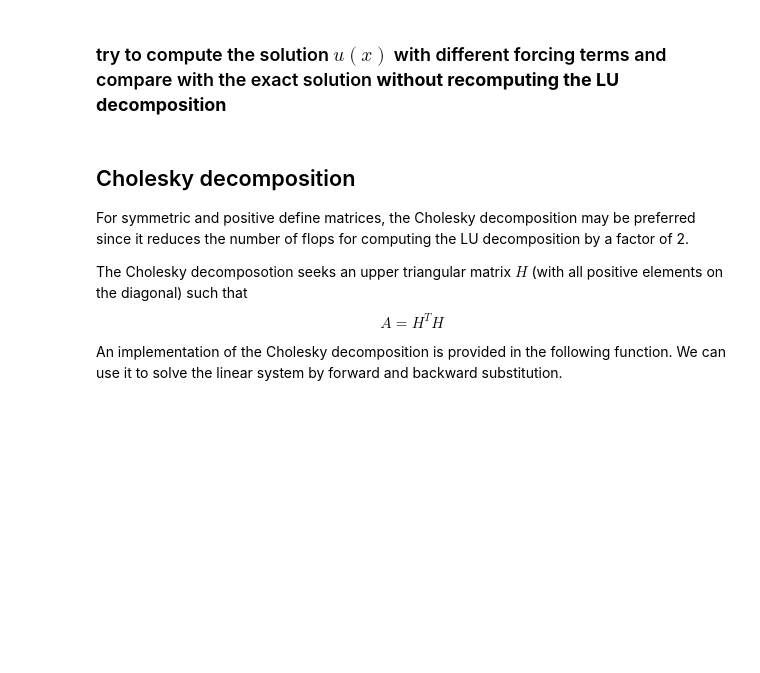
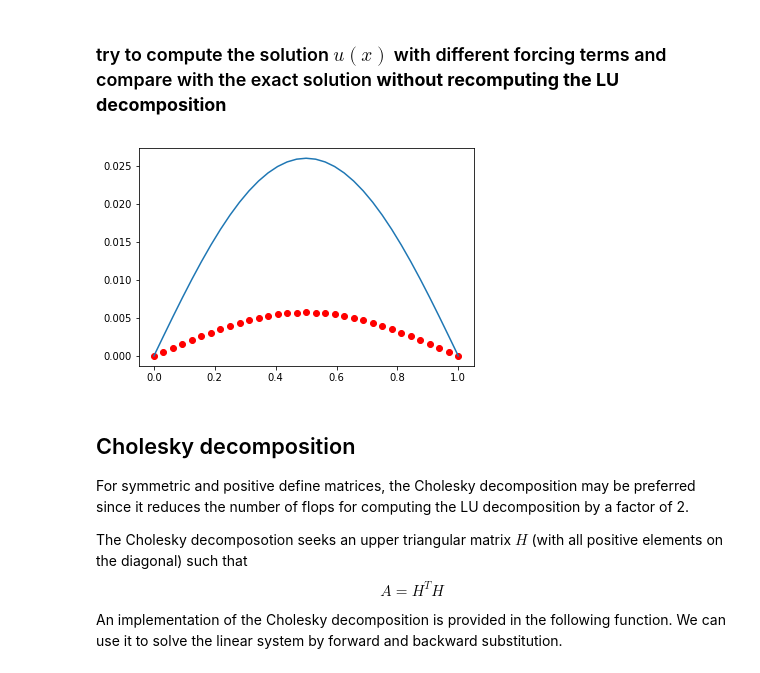
Before and after one commit to martinateruzzi/P1.4_seed, a Jupyter notebook: notes/05a_linear_systems_direct.ipynb, the cells around one changed output. Drawn from its saved outputs; the diff is of its cells as text; code cells hidden in the pictures; blank space fills up the shorter version.

```diff
--- a/notes/05a_linear_systems_direct.ipynb
+++ b/notes/05a_linear_systems_direct.ipynb
@@ -203,3 +201,16 @@ _ = plot(x,u_ex)
+# %%
+#What do you need to recompute if you change the b? The LU() you do not need to call it again because the matrix
+#A does not change. However, you need to call again L_solve() and U_solve()!!
+
+ff = f**2
+
+w = L_solve(L,ff)
+u = U_solve(U,w)
+
+_ = plot(x,u,'ro')
+_ = plot(x,u_ex)
+# %% [output]
+[figure, added]
 # %% [markdown]
 ## Cholesky decomposition
 For symmetric and positive define matrices, the Cholesky decomposition may be preferred since it reduces the number of flops for computing the LU decomposition by a factor of 2.
```
Also changed, not shown: parts of 1 cell of this notebook, 1 other file.
